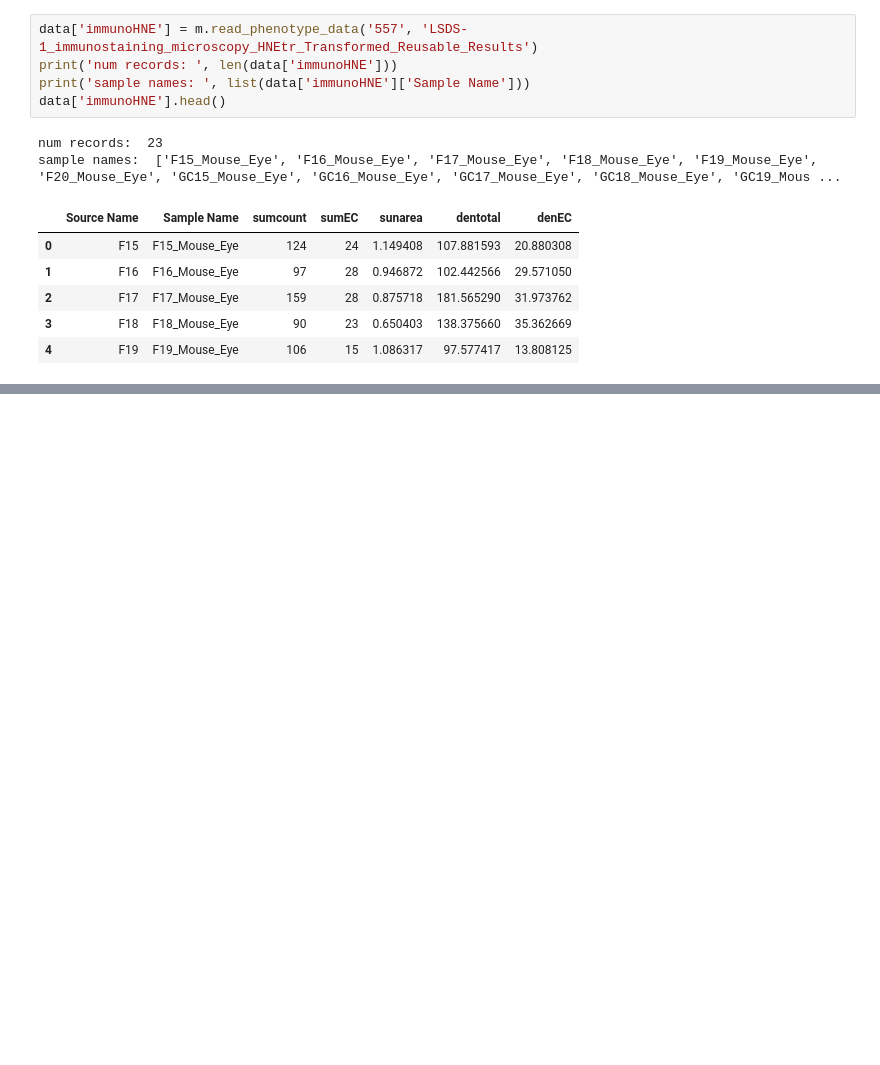
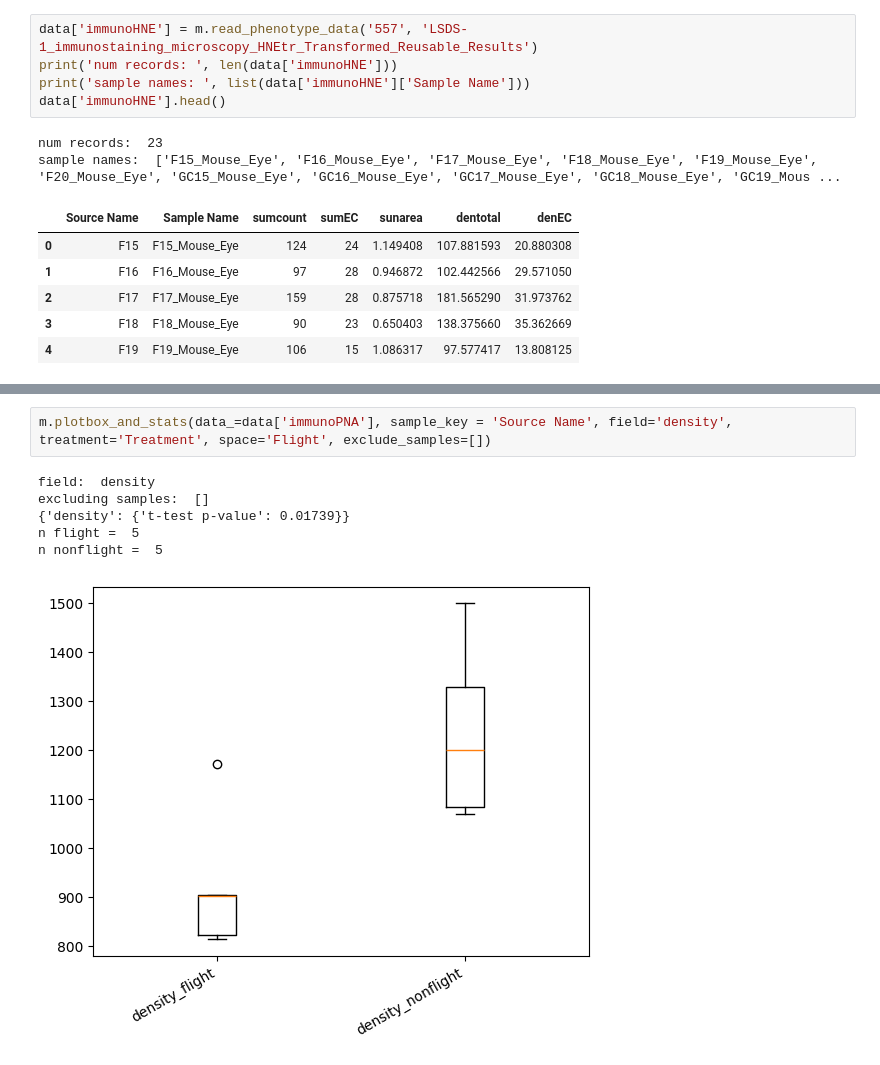
Before and after one commit to shivabioinformatics/AI-ML-in-Space-Biology-NASA-TOPS-T-ScienceCore-, a Jupyter notebook: Untitled1.ipynb, the cells around one changed output, grey strips where cells are left out. Saved outputs shown, nothing was run; the diff lists cells and outputs as text; blank space fills up the shorter version.

```diff
--- a/Untitled1.ipynb
+++ b/Untitled1.ipynb
@@ -295,0 +407,9 @@ sample names:  ['F15_Mouse_Eye', 'F16_Mouse_Eye', 'F17_Mouse_Eye', 'F18_Mouse_Ey
+# %%
+m.plotbox_and_stats(data_=data['immunoPNA'], sample_key = 'Source Name', field='density', treatment='Treatment', space='Flight', exclude_samples=[])
+# %% [output]
+field:  density
+excluding samples:  []
+{'density': {'t-test p-value': 0.01739}}
+n flight =  5
+n nonflight =  5
+[figure, added]
```
Also changed, not shown: parts of 13 cells of this notebook.
